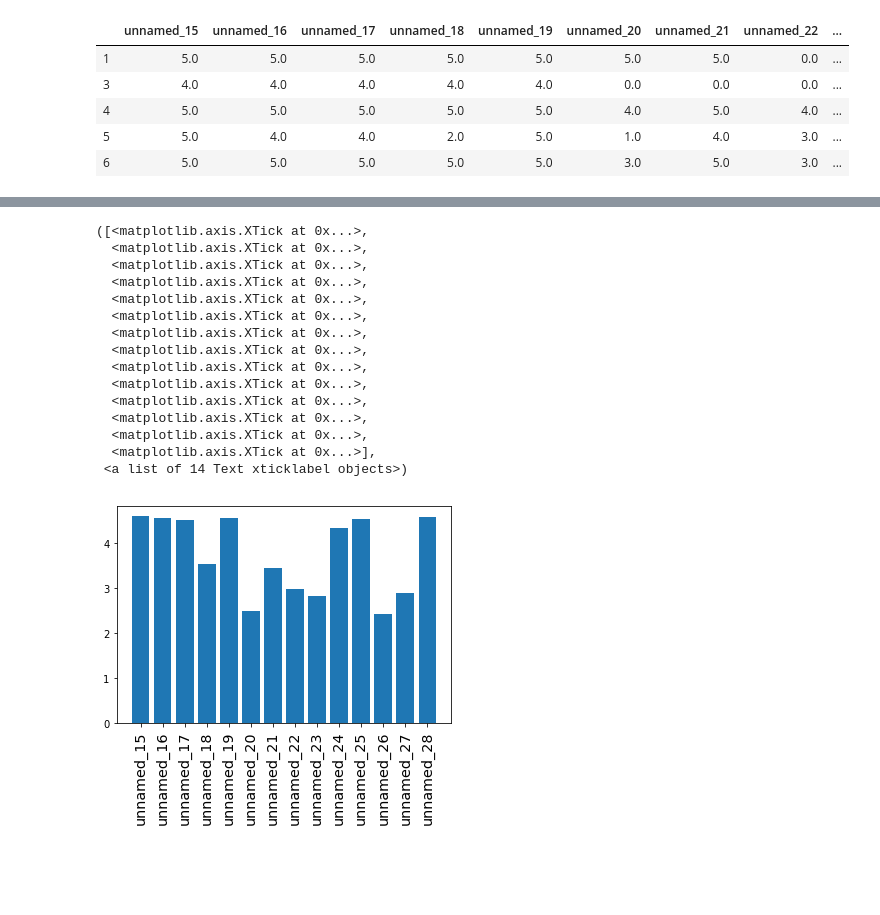
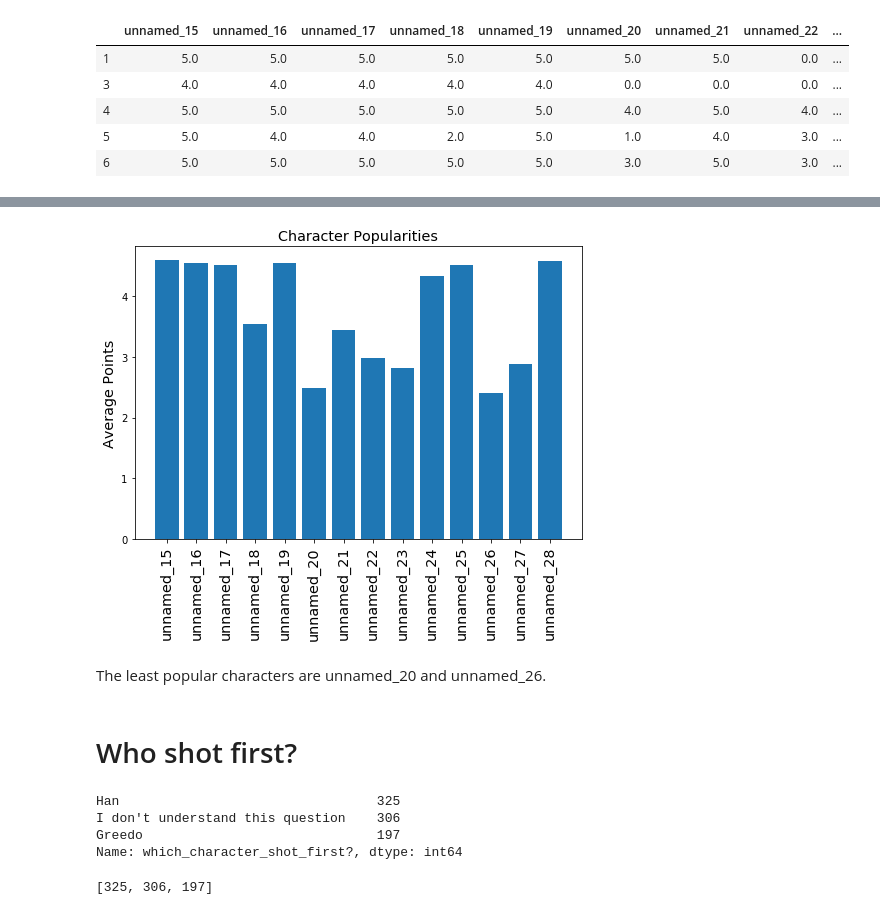
Before and after one commit to tainangao/Star-Wars-Survey, a Jupyter notebook: Star Wars Survey.ipynb, the cells around one changed output, grey strips where cells are left out. Saved outputs shown, nothing was run; the diff lists cells and outputs as text; code cells hidden in the pictures; blank space fills up the shorter version.

```diff
--- a/Star Wars Survey.ipynb
+++ b/Star Wars Survey.ipynb
@@ -372,5 +324,6 @@ plt.show()
 # %%
-fav = {"Unfamiliar (N/A)": 0,"Very unfavorably": 1,  'Somewhat unfavorably':2, 'Neither favorably nor unfavorably (neutral)':3 ,'Somewhat favorably':4, 'Very favorably':5 }
+fav = {"Unfamiliar (N/A)": 0,"Very unfavorably": 1,  'Somewhat unfavorably':2,
+       'Neither favorably nor unfavorably (neutral)':3 ,'Somewhat favorably':4, 'Very favorably':5 }
 
 characters = star_wars[char_cols].copy()
 for col in char_cols:
@@ -399,20 +358,26 @@ characters.describe()
-# %%
-plt.bar(range(14), characters.mean())
-plt.xticks(np.arange(14), char_cols, rotation=90, size='x-large')
-# %% [output]
-([<matplotlib.axis.XTick at 0x...>,
-  <matplotlib.axis.XTick at 0x...>,
-  <matplotlib.axis.XTick at 0x...>,
-  <matplotlib.axis.XTick at 0x...>,
-  <matplotlib.axis.XTick at 0x...>,
-  <matplotlib.axis.XTick at 0x...>,
-  <matplotlib.axis.XTick at 0x...>,
-  <matplotlib.axis.XTick at 0x...>,
-  <matplotlib.axis.XTick at 0x...>,
-  <matplotlib.axis.XTick at 0x...>,
-  <matplotlib.axis.XTick at 0x...>,
-  <matplotlib.axis.XTick at 0x...>,
-  <matplotlib.axis.XTick at 0x...>,
-  <matplotlib.axis.XTick at 0x...>],
- <a list of 14 Text xticklabel objects>)
-[figure, removed]
+# %%
+fig, ax = plt.subplots(figsize=(7, 6))
+ax.bar(x = np.arange(14), height = characters.mean())
+ax.set_title('Character Popularities', size='x-large')
+ax.set_ylabel('Average Points', size='x-large')
+ax.set_xticks(np.arange(14))
+ax.set_xticklabels(char_cols, rotation=90, size='x-large')
+
+fig.tight_layout()
+# %% [output]
+[figure, added]
+# %% [markdown]
+The least popular characters are unnamed_20 and unnamed_26.
+# %% [markdown]
+# Who shot first?
+# %%
+star_wars['which_character_shot_first?'].value_counts()
+# %% [output]
+Han                                 325
+I don't understand this question    306
+Greedo                              197
+Name: which_character_shot_first?, dtype: int64
+# %%
+star_wars['which_character_shot_first?'].value_counts().to_list()
+# %% [output]
+[325, 306, 197]
```
Also changed, not shown: parts of 26 cells of this notebook.
